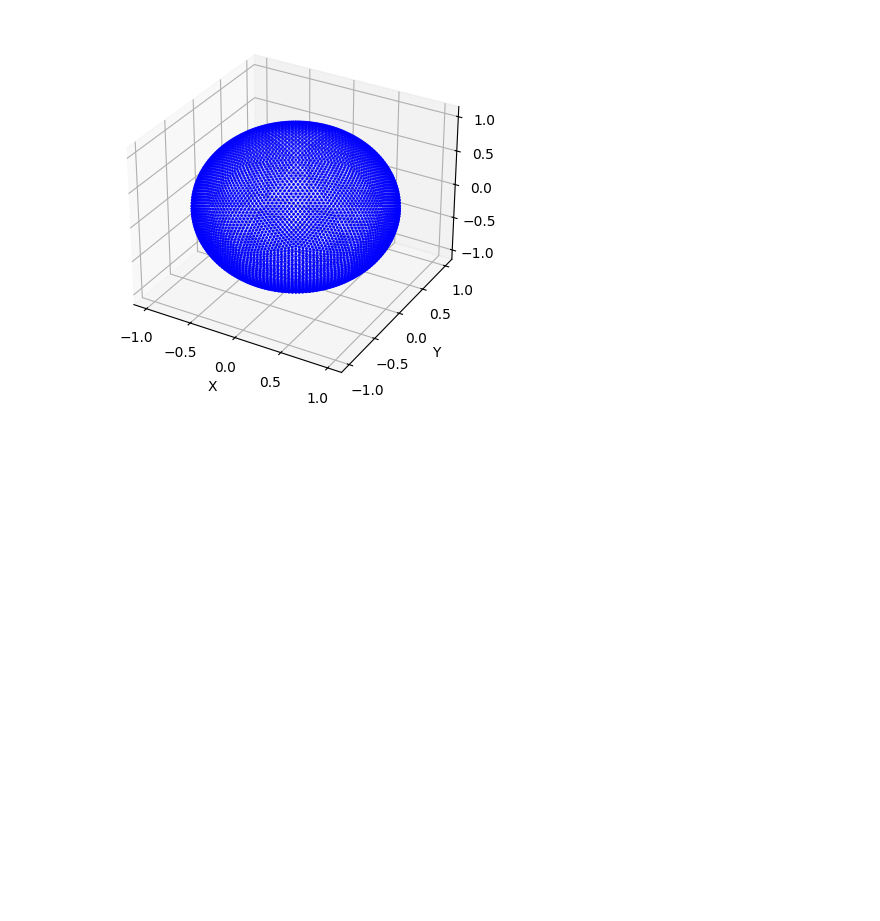
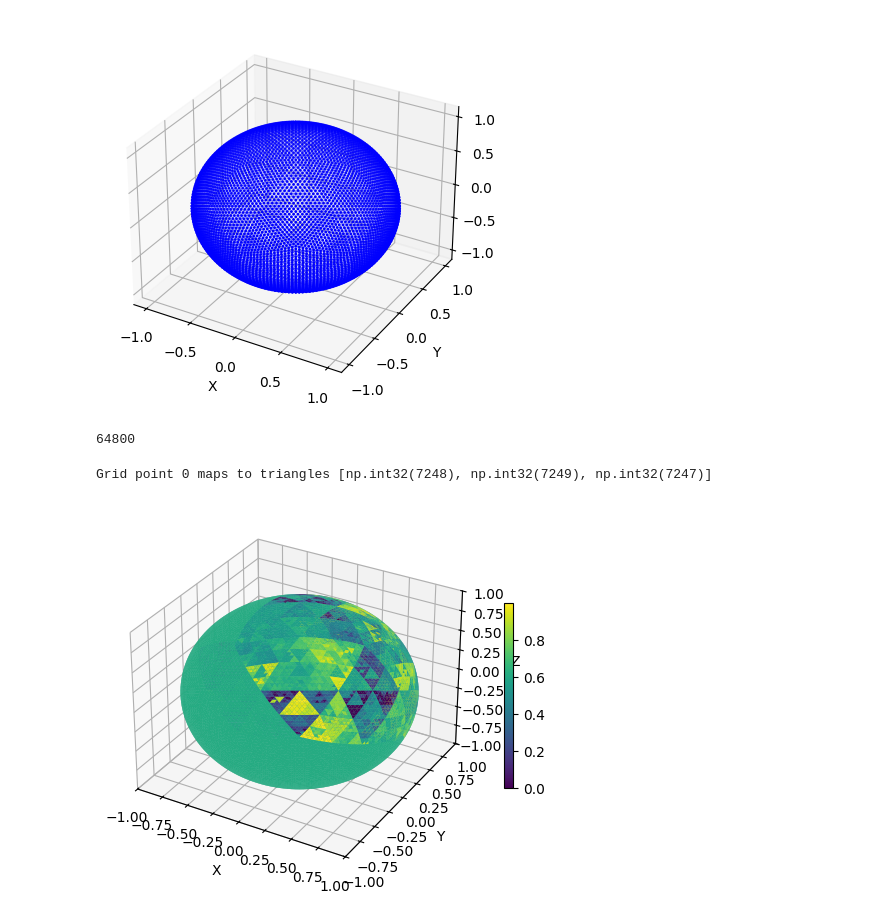
Before and after one commit to FrontierDevelopmentLab/2025-HL-Ionosphere, a Jupyter notebook: scripts/graph_experiment/icos_mesh_testing.ipynb, the cells around one changed output. Saved outputs shown, nothing was run; the diff lists cells and outputs as text; code cells hidden in the pictures; blank space fills up the shorter version.

```diff
--- a/scripts/graph_experiment/icos_mesh_testing.ipynb
+++ b/scripts/graph_experiment/icos_mesh_testing.ipynb
@@ -90,3 +82,70 @@ ax.set_zlabel("Z")
 plt.show()
 # %% [output]
 [figure]
+# %%
+import numpy as np
+unique_grids, counts = np.unique(grid_indices, return_counts=True)
+print(np.sum(counts > 1))  # How many grid points appear more than once?
+# %% [output]
+64800
+# %%
+from collections import defaultdict
+
+mapping = defaultdict(list)
+for g, m in zip(grid_indices, mesh_indices):
+    mapping[g].append(m)
+
+for grid_idx, mesh_list in mapping.items():
+    if len(mesh_list) > 1:
+        print(f"Grid point {grid_idx} maps to triangles {mesh_list}")
+        break
+# %% [output]
+Grid point 0 maps to triangles [np.int32(7248), np.int32(7249), np.int32(7247)]
+# %%
+import numpy as np
+import matplotlib.pyplot as plt
+from mpl_toolkits.mplot3d.art3d import Poly3DCollection
+
+# 1. Prepare triangle vertex coordinates
+triangles = mesh.vertices[mesh.faces]  # shape: (num_faces, 3, 3)
+
+# 2. Prepare color per triangle based on grid mapping
+
+# grid_values: a 1D array matching the flattened lat/lon grid
+# E.g. grid_values.shape == (N,) where N = num_lat * num_lon
+# Get values for the mesh triangles via the mapping
+face_colors = np.zeros(len(mesh.faces))  # default value
+
+# Option 1: take average of all grid values mapped to each face
+from collections import defaultdict
+
+face_to_values = defaultdict(list)
+for g, f in zip(grid_indices, mesh_indices):
+    face_to_values[f].append(tec_map.flatten()[g])
+
+for face_idx, values in face_to_values.items():
+    face_colors[face_idx] = np.mean(values)
+
+# 3. Normalize for colormap
+face_colors_normalized = (face_colors - face_colors.min()) / (np.ptp(face_colors) + 1e-8)
+
+# 4. Create the plot
+fig = plt.figure()
+ax = fig.add_subplot(111, projection='3d')
+
+mesh_collection = Poly3DCollection(triangles, array=face_colors_normalized, cmap='viridis')
+# mesh_collection.set_edgecolor('k')  # Optional: black edges
+ax.add_collection3d(mesh_collection)
+
+# 5. Set axis limits and labels
+ax.set_xlim([-1, 1])
+ax.set_ylim([-1, 1])
+ax.set_zlim([-1, 1])
+ax.set_xlabel('X')
+ax.set_ylabel('Y')
+ax.set_zlabel('Z')
+
+plt.colorbar(mesh_collection, ax=ax, shrink=0.5)
+plt.show()
+# %% [output]
+[figure, added]
```
Also changed, not shown: parts of 5 cells of this notebook, 1 other file.
